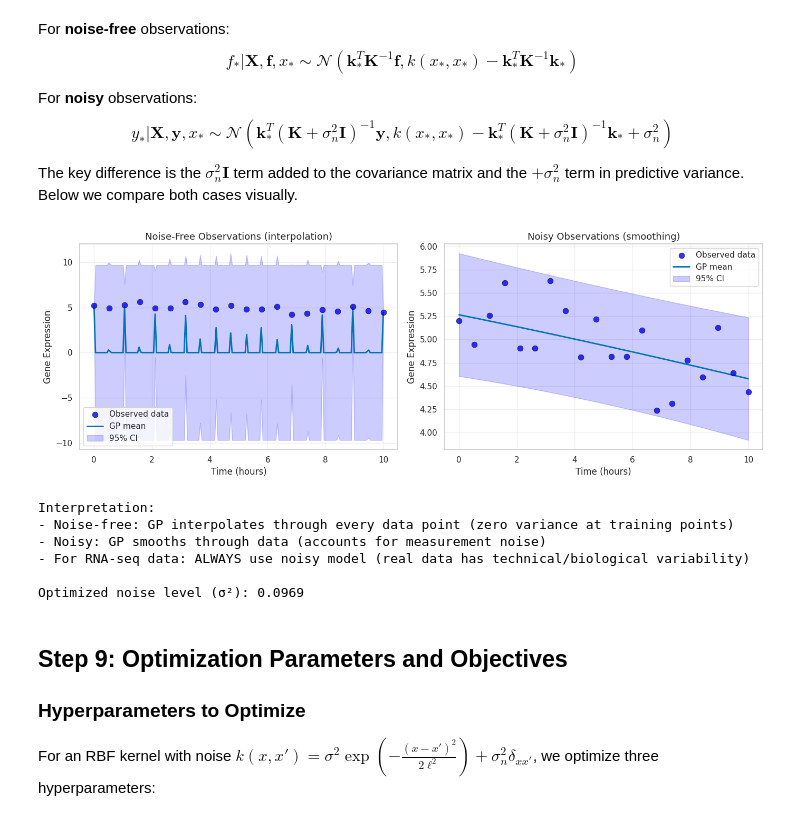
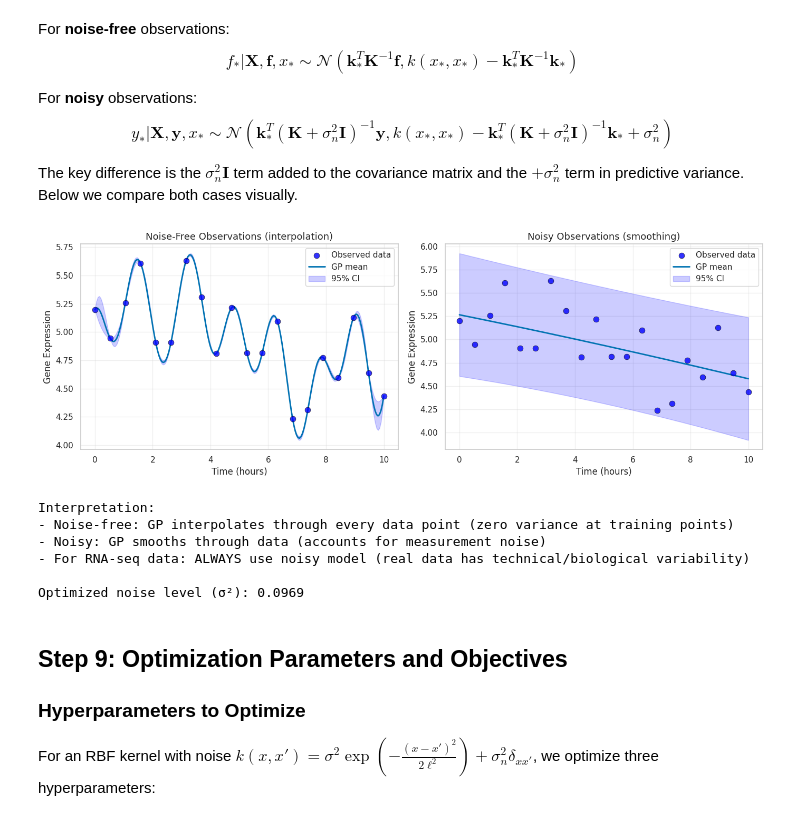
Before and after one commit to omniV1/GCU_SWE_2023-2025, a Jupyter notebook: AIT-104-Data-mining-machine-learning/Code Projects/GaussianRegression/Gaussian Process Regression.ipynb, the cells around one changed output. Cells and saved outputs as stored; diff of their text form; code cells hidden in the pictures.

Commit message:
Update Gaussian Process Regression notebook to correct execution counts, enhance RBF kernel fitting, and adjust comments for clarity. Fix Bayes Factor output values for accuracy.

```diff
--- a/AIT-104-Data-mining-machine-learning/Code Projects/GaussianRegression/Gaussian Process Regression.ipynb
+++ b/AIT-104-Data-mining-machine-learning/Code Projects/GaussianRegression/Gaussian Process Regression.ipynb
@@ -548,13 +548,21 @@ gp_linear = GaussianProcessRegressor(
 # Fit the GP model to control data
 gp_linear.fit(X_train, y_control)
 
-# Note: gp_control with RBF kernel is already fitted in Cell 18
-# We'll use it for comparison
+# Create and fit RBF kernel GP for comparison
+# Define RBF kernel with updated bounds to avoid convergence warnings
+kernel_rbf = C(1.0, (1e-3, 1e3)) * RBF(1.0, (1e-4, 1e2)) + WhiteKernel(noise_level=0.1, noise_level_bounds=(1e-5, 1e1))
+gp_rbf = GaussianProcessRegressor(
+    kernel=kernel_rbf,
+    n_restarts_optimizer=10,
+    random_state=SEED,
+    normalize_y=False
+)
+gp_rbf.fit(X_train, y_control)
 
 # Make predictions on the fine grid
 # return_std=True gives us both mean predictions and standard deviations
 y_linear_pred, y_linear_std = gp_linear.predict(X_plot, return_std=True)
-y_rbf_pred, y_rbf_std = gp_control.predict(X_plot, return_std=True)
+y_rbf_pred, y_rbf_std = gp_rbf.predict(X_plot, return_std=True)
 
 # Create side-by-side comparison visualization
 fig, axes = plt.subplots(1, 2, figsize=(14, 5))
@@ -607,7 +615,7 @@ plt.show()
 
 print("\n=== Comparison Results ===")
 print(f"Linear kernel GP - Log marginal likelihood: {gp_linear.log_marginal_likelihood_value_:.4f}")
-print(f"RBF kernel GP - Log marginal likelihood: {gp_control.log_marginal_likelihood_value_:.4f}")
+print(f"RBF kernel GP - Log marginal likelihood: {gp_rbf.log_marginal_likelihood_value_:.4f}")
 print(f"\nInterpretation:")
 print("- Linear kernel GP produces a straight line (equivalent to linear regression)")
 print("- RBF kernel GP produces a flexible curve that adapts to data")
@@ -706,10 +714,11 @@ def fit_gp_model(X_train, y_train, kernel=None):
     if kernel is None:
         # Default kernel composition:
         # C(1.0, (1e-3, 1e3)): Constant kernel (variance) with bounds
-        # RBF(1.0, (1e-2, 1e2)): Radial Basis Function kernel (lengthscale) with bounds
+        # RBF(1.0, (1e-4, 1e2)): Radial Basis Function kernel (lengthscale) with bounds
+        #   Lower bound set to 1e-4 to avoid convergence warnings
         # WhiteKernel: Observation noise kernel
         # The * operator multiplies kernels, + adds them
-        kernel = C(1.0, (1e-3, 1e3)) * RBF(1.0, (1e-2, 1e2)) + WhiteKernel(noise_level=0.1, noise_level_bounds=(1e-5, 1e1))
+        kernel = C(1.0, (1e-3, 1e3)) * RBF(1.0, (1e-4, 1e2)) + WhiteKernel(noise_level=0.1, noise_level_bounds=(1e-5, 1e1))
 
     # Create GP regressor with specified kernel
     gp = GaussianProcessRegressor(
@@ -1166,7 +1175,7 @@ The key difference is the $\sigma_n^2 \mathbf{I}$ term added to the covariance m
 
 # Noise-free model: assumes observations are perfect (no measurement error)
 # alpha parameter controls observation noise (very small = noise-free)
-kernel_noisefree = C(1.0, (1e-3, 1e3)) * RBF(1.0, (1e-2, 1e2))  # No WhiteKernel (no noise term)
+kernel_noisefree = C(1.0, (1e-3, 1e3)) * RBF(1.0, (1e-4, 1e2))  # No WhiteKernel (no noise term)
 gp_noisefree = GaussianProcessRegressor(
     kernel=kernel_noisefree,
     alpha=1e-6,  # Minimal jitter for numerical stability (essentially zero noise)
@@ -1209,34 +1218,34 @@ ax.grid(True, alpha=0.3)
 # Right plot: Noisy model (smoothing)
 ax = axes[1]
 # Plot observed data points
 ax.scatter(time, control_expression, color='blue', s=60, alpha=0.8, zorder=5, label='Observed data', edgecolors='black', linewidths=0.5)
 # Plot predicted mean (smooths through data, doesn't pass exactly through each point)
 ax.plot(X_plot, y_noisy_pred, 'b-', linewidth=2, label='GP mean', zorder=2)
 # Fill 95% confidence interval (wider due to observation noise)
 ax.fill_between(
     X_plot.ravel(),
     y_noisy_pred - 1.96 * y_noisy_std,
     y_noisy_pred + 1.96 * y_noisy_std,
     alpha=0.2,
     color='blue',
     label='95% CI'
 )
 ax.set_xlabel('Time (hours)', fontsize=12)
 ax.set_ylabel('Gene Expression', fontsize=12)
 ax.set_title('Noisy Observations (smoothing)', fontsize=13)
 ax.legend(loc='best')
 ax.grid(True, alpha=0.3)
 
 plt.tight_layout()
 plt.show()
 
 print("\nInterpretation:")
 print("- Noise-free: GP interpolates through every data point (zero variance at training points)")
 print("- Noisy: GP smooths through data (accounts for measurement noise)")
 print("- For RNA-seq data: ALWAYS use noisy model (real data has technical/biological variability)")
 print(f"\nOptimized noise level (σ²): {gp_control.kernel_.get_params()['k2__noise_level']:.4f}")
 # %% [output]
-[figure, old version]
+[figure, new version]
 Interpretation:
 - Noise-free: GP interpolates through every data point (zero variance at training points)
 - Noisy: GP smooths through data (accounts for measurement noise)
```
Also changed, not shown: parts of 2 cells of this notebook.
